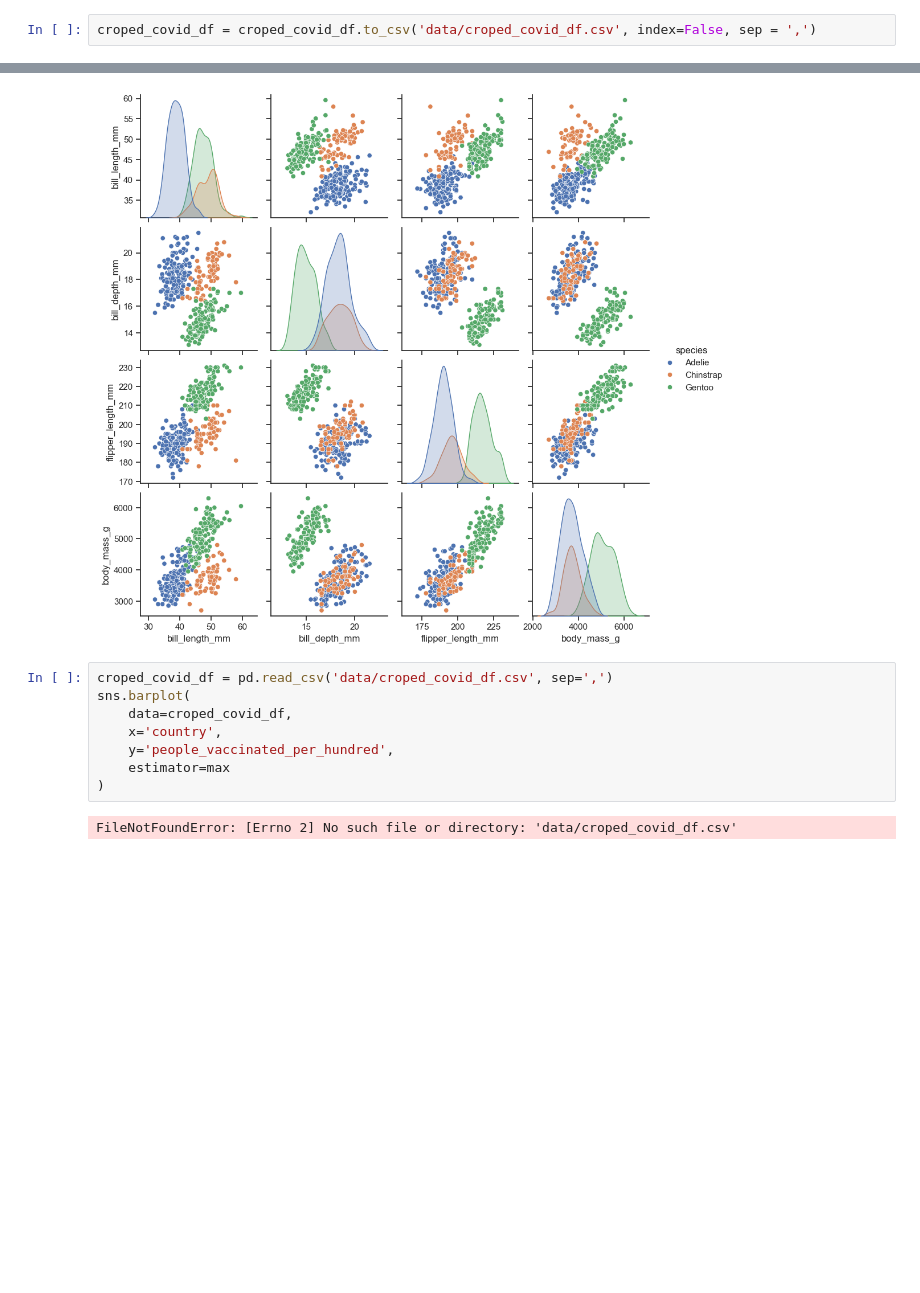
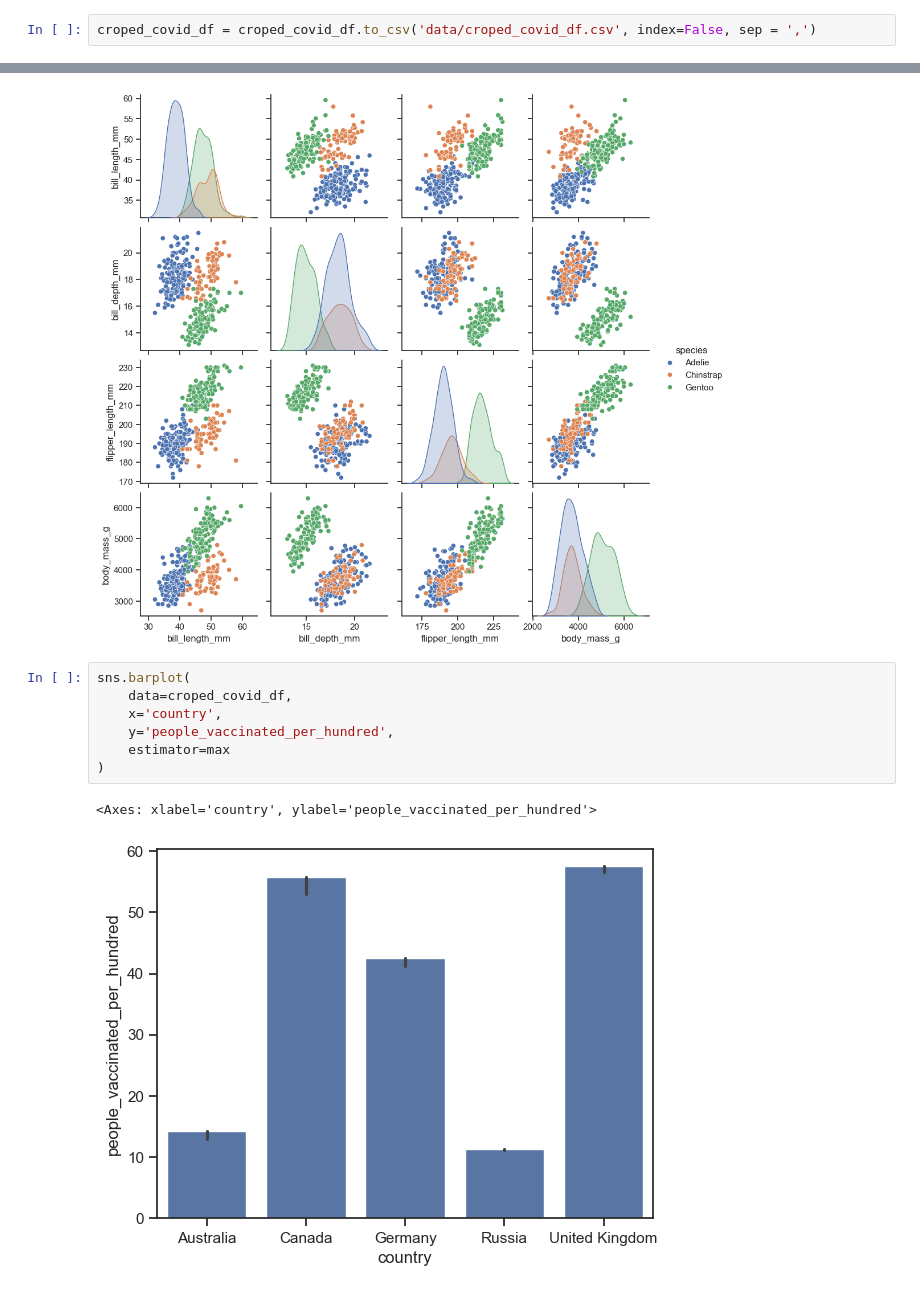
Before and after one commit to Fedgun/IDE, a Jupyter notebook: Skillfactory/Project_homework/13. Визуализация данных/6. Графические возможности библиотеки Seaborn.ipynb, the cells around one changed output, grey strips where cells are left out. Saved outputs shown, nothing was run; the diff lists cells and outputs as text; blank space fills up the shorter version.

```diff
--- a/Skillfactory/Project_homework/13. Визуализация данных/6. Графические возможности библиотеки Seaborn.ipynb
+++ b/Skillfactory/Project_homework/13. Визуализация данных/6. Графические возможности библиотеки Seaborn.ipynb
@@ -169,7 +169,7 @@ display(pivot)
 | United Kingdom | 0.13 | NaN | NaN | NaN | NaN | NaN | NaN | 0.99 | ... |
 5 rows × 168 columns
 # %%
-croped_covid_df = croped_covid_df.to_csv('data/croped_covid_df.csv', index=False, sep = ',')
+сroped_covid_df = croped_covid_df.to_csv('data/сroped_covid_df.csv', index=False, sep = ',')
 # %%
 #Для построения тепловой карты в Seaborn используется метод heatmap().
 #Данный метод работает с табличными данными и визуализирует все ячейки таблицы с помощью цвета.
@@ -191,12 +191,12 @@ sns.pairplot(df, hue="species")
 <seaborn.axisgrid.PairGrid at 0x...>
 [figure]
 # %%
-сroped_covid_df = pd.read_csv('data/сroped_covid_df.csv', sep=',')
 sns.barplot(
     data=croped_covid_df,
     x='country',
     y='people_vaccinated_per_hundred',
     estimator=max
 )
 # %% [output]
-FileNotFoundError: [Errno 2] No such file or directory: 'data/сroped_covid_df.csv'
+<Axes: xlabel='country', ylabel='people_vaccinated_per_hundred'>
+[figure, added]
```
Also changed, not shown: parts of 5 cells of this notebook, 5 other files.
